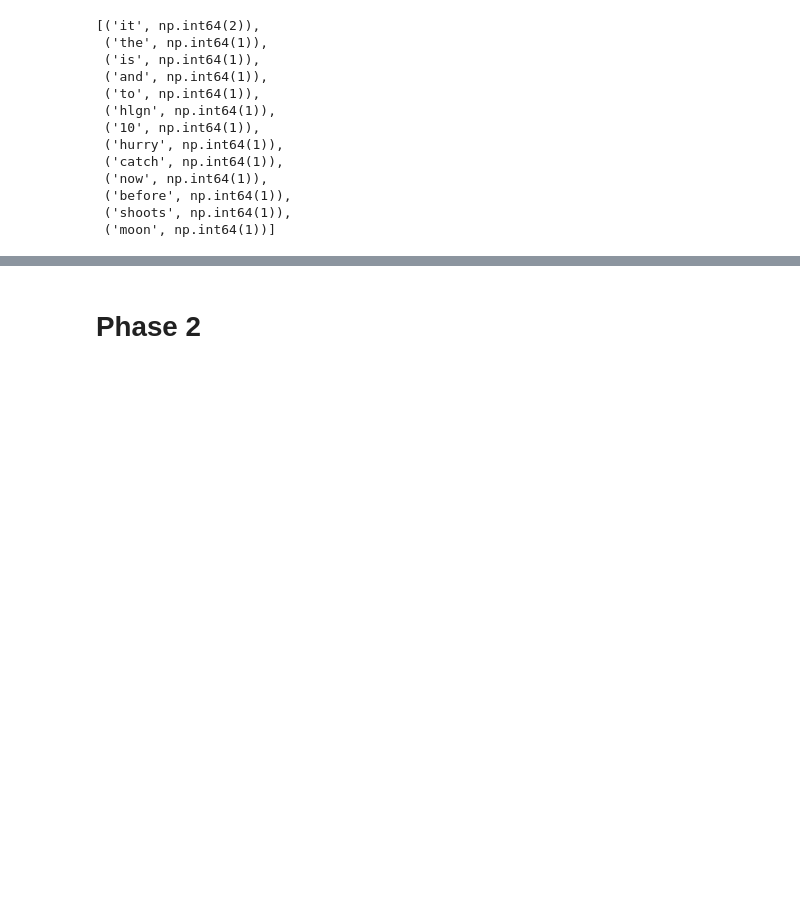
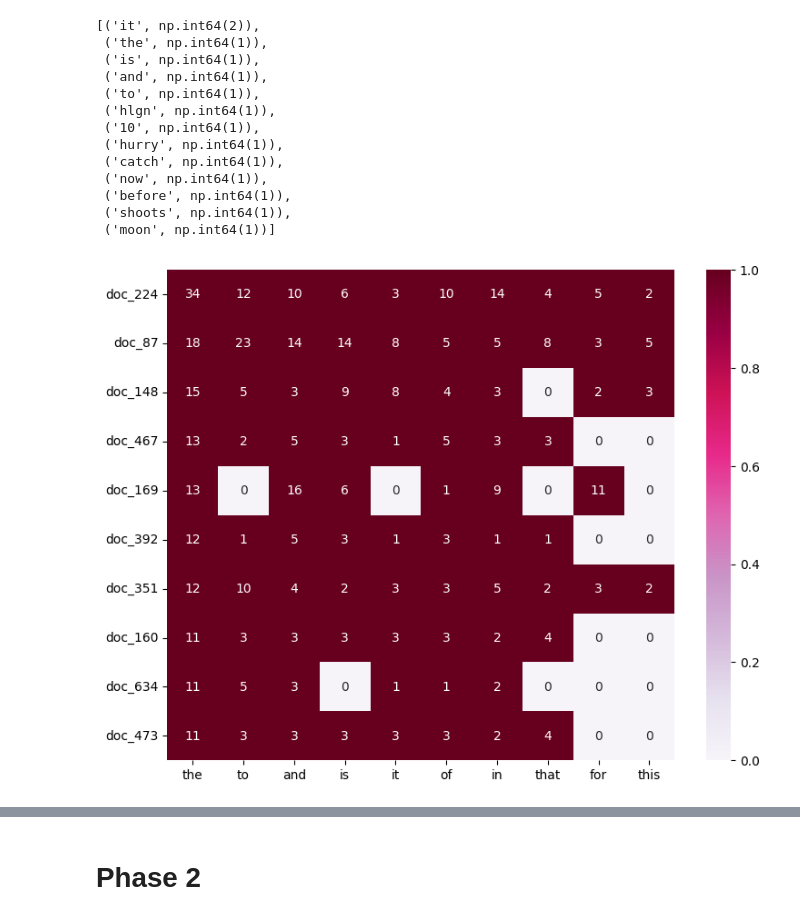
Before and after one commit to Ayukevin/DM2025-Lab1-Exercise, a Jupyter notebook: DM2025-Lab1-Homework.ipynb, the cells around one changed output, grey strips where cells are left out. Drawn from its saved outputs; the diff is of its cells as text; code cells hidden in the pictures; blank space fills up the shorter version.

```diff
--- a/DM2025-Lab1-Homework.ipynb
+++ b/DM2025-Lab1-Homework.ipynb
@@ -217,0 +216,18 @@ list(zip(words, counts))
+# %%
+## ex11: efficient way to present frequency: pick the top 10 terms
+# choose the top 10 '1' terms frequancy
+top_n = 10
+term_frequencies = np.asarray(X_counts.sum(axis=0)).flatten()
+top_n_indices = term_frequencies.argsort()[-top_n:][::-1]
+top_n_terms = [count_vect.get_feature_names_out()[i] for i in top_n_indices]
+# visulaize as heatmap
+df_todraw = pd.DataFrame(X_counts[:, top_n_indices].toarray(),
+                         columns = top_n_terms,
+                         index = ["doc_" + str(i) for i in df.index])
+df_todraw = df_todraw.sort_values(by=df_todraw.columns[0], ascending=False).iloc[0:10, :]  # take first 10 documents only
+plt.subplots(figsize=(9, 7))
+ax = sns.heatmap(df_todraw,
+                 cmap="PuRd",
+                 vmin=0, vmax=1, annot=True)
+# %% [output]
+[figure, added]
```
Also changed, not shown: parts of 6 cells of this notebook.
